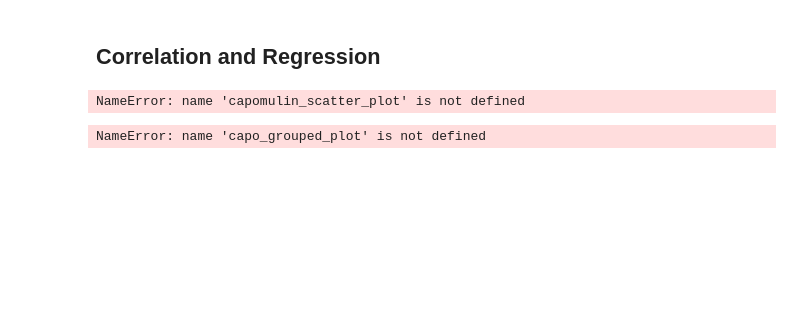
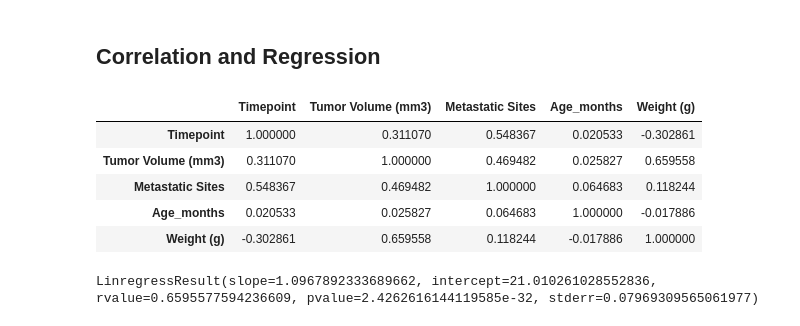
Before and after one commit to rpatel10491/matpilotlab-challenge, a Jupyter notebook: Pymaceuticals/pymaceuticals_starter.ipynb, the cells around one changed output. Saved outputs shown, nothing was run; the diff lists cells and outputs as text; code cells hidden in the pictures; blank space fills up the shorter version.

```diff
--- a/Pymaceuticals/pymaceuticals_starter.ipynb
+++ b/Pymaceuticals/pymaceuticals_starter.ipynb
@@ -288,37 +323,20 @@ timepoint_list = line_plot_final['Timepoint'].tolist()
 # %% [markdown]
 ## Correlation and Regression
-# %%
-# Calculate the correlation coefficient and linear regression model
-# for mouse weight and average tumor volume for the Capomulin regimen
-
-capomulin_scatter = combined_data[combined_data["Drug Regimen"].isin(["Capomulin"])]
-
-capomulin_scatter_df = best_regimes[["Mouse ID","Weight (g)", "Tumor Volume (mm3)"]]
-
-capomulin_sorted = capomulin_scatter_plot.sort_values(["Weight (g)"], ascending=True)
-
-capomulin_scatter_plot = capomulin_scatter.reset_index()
-
-capomulin_grouped_weight = capomulin_scatter_plot.groupby("Weight (g)")["Tumor Volume (mm3)"].mean()
-
-capo_grouped_plot = pd.DataFrame(capomulin_grouped_weight).reset_index()
-
-capomulin_scatter = capo_grouped_plot.plot(kind='scatter', x='Weight (g)', y='Tumor Volume (mm3)', grid = True, figsize= (8,8))
-# %% [output]
-NameError: name 'capomulin_scatter_plot' is not defined
-# %%
-x_values = capo_grouped_plot["Weight (g)"]
-y_values = capo_grouped_plot["Tumor Volume (mm3)"]
-(slope, intercept, rvalue, pvalue, stderr) = linregress(x_values, y_values)
-regress_values = x_values * slope + intercept
-line_eq = "y =" + str(round(slope,2)) + "x + " + str(round(intercept,2))
-plt.scatter(x_values, y_values)
-plt.plot(x_values,regress_values,"r-")
-plt.annotate(line_eq,(6,10),fontsize=10,color="red")
-plt.xlabel("Weight")
-plt.ylabel("Tumor Volume")
-plt.title("Weight Vs. Avg Tumor Vol")
-plt.show()
-testingggggg
-# %% [output]
-NameError: name 'capo_grouped_plot' is not defined
+# %%
+# Calculate the correlation coefficient and linear regression model
+# for mouse weight and average tumor volume for the Capomulin regimen
+
+#cleaned_df.corr()
+averages = cleaned_df.groupby(['Mouse ID']).mean()
+averages.corr()
+# %% [output]
+|  | Timepoint | Tumor Volume (mm3) | Metastatic Sites | Age_months | Weight (g) |
+| Timepoint | 1.000000 | 0.311070 | 0.548367 | 0.020533 | -0.302861 |
+| Tumor Volume (mm3) | 0.311070 | 1.000000 | 0.469482 | 0.025827 | 0.659558 |
+| Metastatic Sites | 0.548367 | 0.469482 | 1.000000 | 0.064683 | 0.118244 |
+| Age_months | 0.020533 | 0.025827 | 0.064683 | 1.000000 | -0.017886 |
+| Weight (g) | -0.302861 | 0.659558 | 0.118244 | -0.017886 | 1.000000 |
+# %%
+st.linregress(averages['Weight (g)'], averages['Tumor Volume (mm3)'] )
+# %% [output]
+LinregressResult(slope=1.0967892333689662, intercept=21.010261028552836, rvalue=0.6595577594236609, pvalue=2.4262616144119585e-32, stderr=0.07969309565061977)
```
Also changed, not shown: parts of 5 cells of this notebook.
